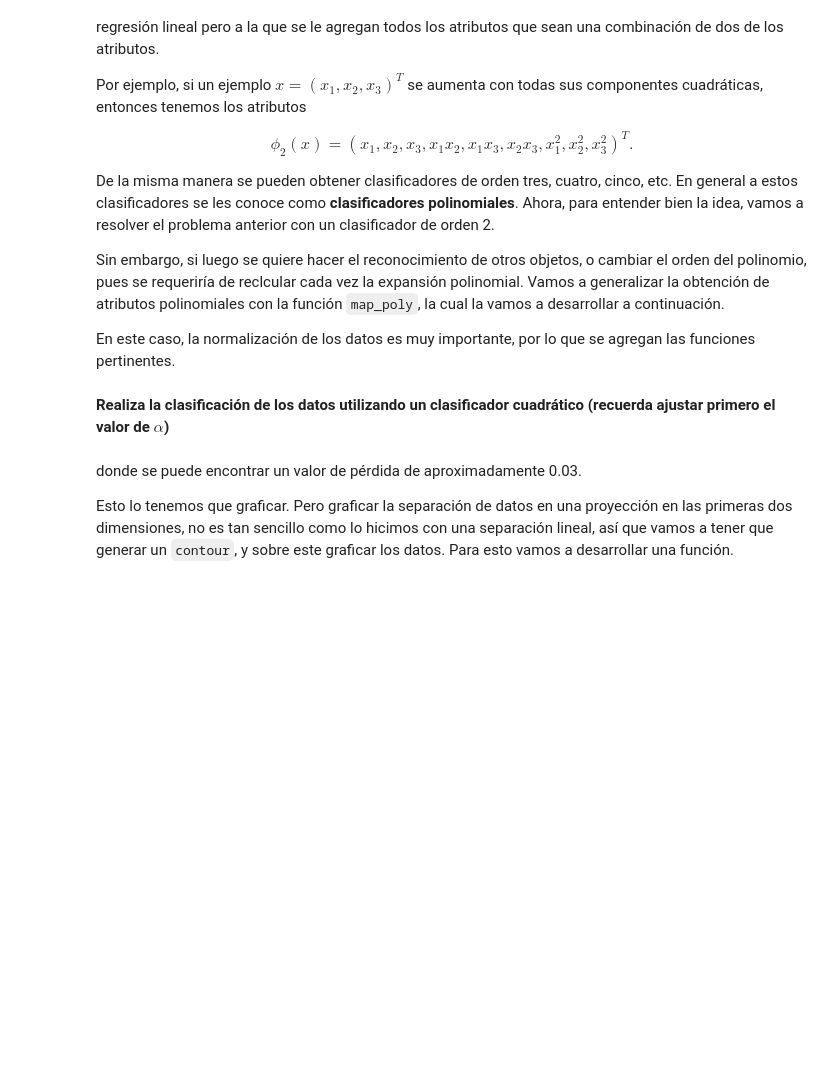
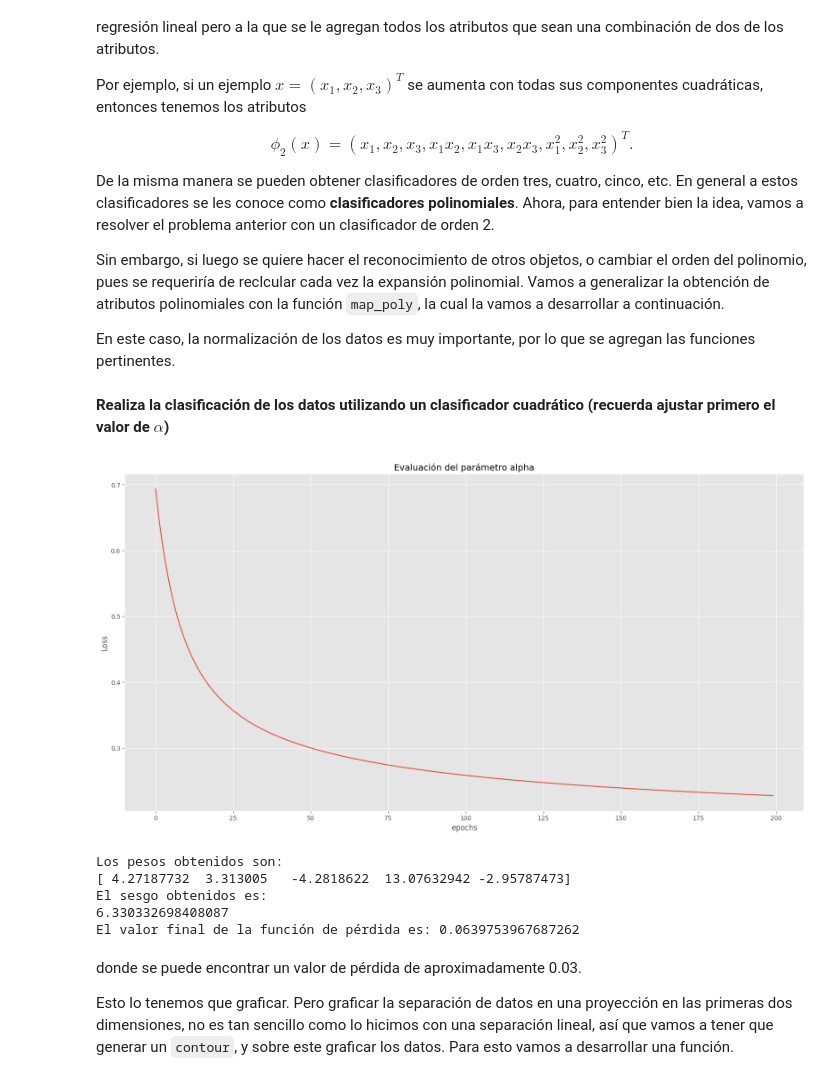
Before and after one commit to he4tw4ve/2-Aprendizaje-2026, a Jupyter notebook: reg_logistica.ipynb, the cells around one changed output. Cells and saved outputs as stored; diff of their text form; code cells hidden in the pictures; blank space fills up the shorter version.

```diff
--- a/reg_logistica.ipynb
+++ b/reg_logistica.ipynb
@@ -384,28 +400,36 @@ def normaliza(x, mu, des_std):
 # %%
 # Encuentra phi_x (x son la expansión polinomial de segundo orden, utiliza la función map_poly
 
 #--Agrega el código aqui--
-phi_x =  None
-mu, de = None
-phi_x_norm = None
+phi_x =  map_poly(2, x)
+mu, de = medias_std(phi_x)
+phi_x_norm = normaliza(phi_x, mu, de)
 
 # Utiliza la regresión logística
-alpha = None
-max_iter = None
+alpha = 0.1
+max_iter = 200
 
 _, _, hist_loss = descenso_rl_lotes(phi_x_norm, y, alpha, max_iter, historial=True)
 
 plt.plot(range(len(hist_loss)), hist_loss)
 plt.xlabel('epochs')
 plt.ylabel('Loss')
 plt.title('Evaluación del parámetro alpha')
 plt.show()
+# %% [output]
+[figure, added]
 # %%
-w_norm, b_norm, _ = descenso_rl_lotes(phi_x_norm, y, alpha, 1000)
+w_norm, b_norm, _ = descenso_rl_lotes(phi_x_norm, y, alpha, 20000)
 
 print("Los pesos obtenidos son: \n{}".format(w_norm))
 print("El sesgo obtenidos es: \n{}".format(b_norm))
 print("El valor final de la función de pérdida es: {}".format(E_in(phi_x_norm, y, w_norm, b_norm)))
+# %% [output]
+Los pesos obtenidos son:
+[ 4.27187732  3.313005   -4.2818622  13.07632942 -2.95787473]
+El sesgo obtenidos es:
+6.330332698408087
+El valor final de la función de pérdida es: 0.0639753967687262
 # %% [markdown]
 donde se puede encontrar un valor de pérdida de aproximadamente 0.03.
 
```
Also changed, not shown: parts of 8 cells of this notebook, 1 other file.
